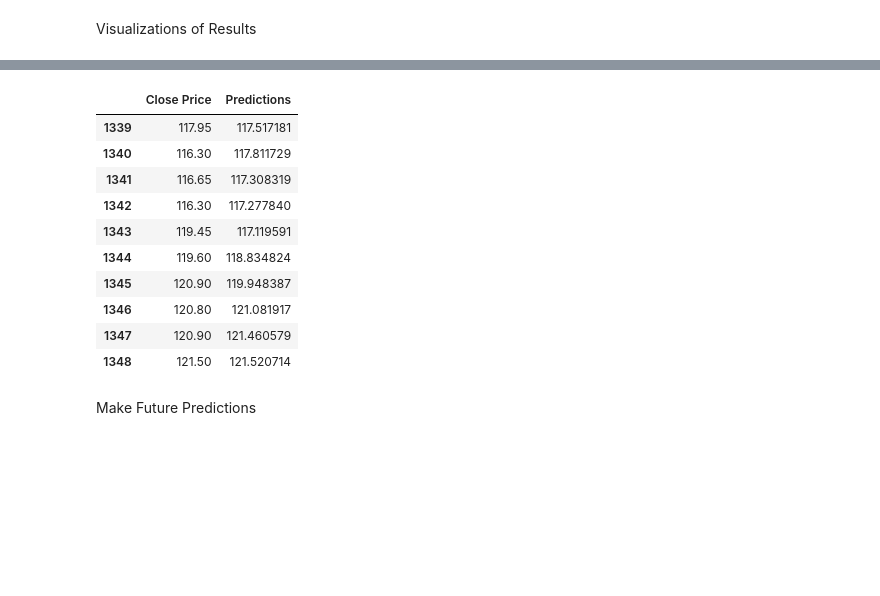
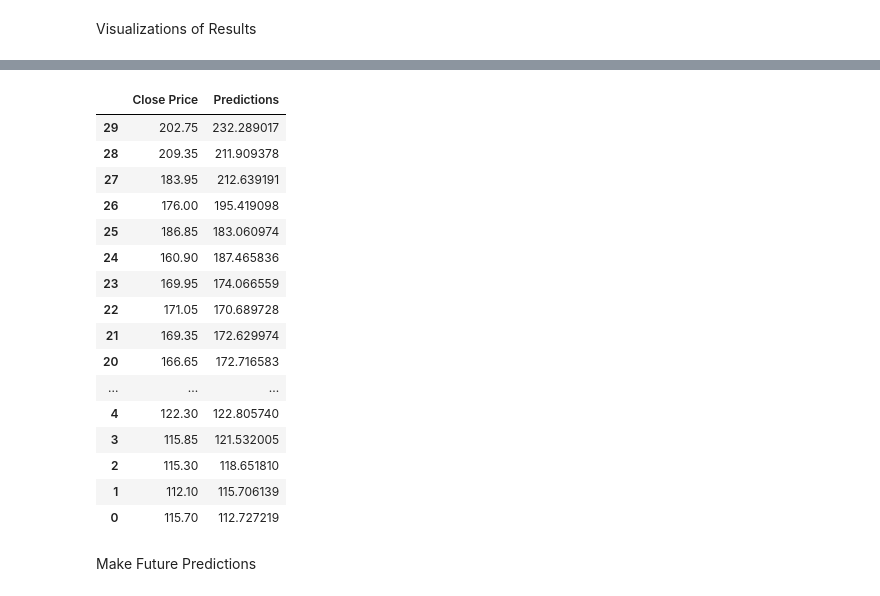
Before and after one commit to abhiwalia15/AI-for-Finance-Stocks-real-time-analysis-, a Jupyter notebook: Aditya Birla F/AdityaBirlaFRL.ipynb, the cells around one changed output, grey strips where cells are left out. Saved outputs shown, nothing was run; the diff lists cells and outputs as text; code cells hidden in the pictures; blank space fills up the shorter version.

```diff
--- a/Aditya Birla F/AdityaBirlaFRL.ipynb
+++ b/Aditya Birla F/AdityaBirlaFRL.ipynb
@@ -18,3 +18,5 @@ df.reset_index(drop=True, inplace=True)
+# %%
+df = df.reindex(index=df.index[::-1])
 # %%
 df.shape
 # %% [output]
@@ -73,8 +75,8 @@ len(train_data)
 #Split the data into x_train and y_train data sets
 x_train=[]
 y_train = []
-for i in range(5, len(train_data)):
-    x_train.append(train_data[i-5:i,0])
+for i in range(30, len(train_data)):
+    x_train.append(train_data[i-30:i,0])
     y_train.append(train_data[i,0])
 # %%
 #Convert x_train and y_train to numpy arrays
@@ -146,6 +152,6 @@ Epoch 100/100
 Testing Dataset
 # %%
 #Test data set
-test_data = scaled_data[training_data_len - 5: , : ]
+test_data = scaled_data[training_data_len - 30: , : ]
 len(test_data)
 # %% [output]
@@ -154,8 +160,8 @@ len(test_data)
 #Create the x_test and y_test data sets
 x_test = []
 y_test =  dataset[training_data_len : , : ] #Get all of the rows from index 1603 to the rest and all of the columns (in this case it's only column 'Close'), so 2003 - 1603 = 400 rows of data
-for i in range(5,len(test_data)):
-    x_test.append(test_data[i-5:i,0])
+for i in range(30,len(test_data)):
+    x_test.append(test_data[i-30:i,0])
 # %%
 # x_test
 # %%
@@ -215,17 +221,23 @@ See the caveats in the documentation: https://pandas.pydata.org/pandas-docs/stab
 # %%
 #Show the valid and predicted prices
-valid[:10]
+valid[-30:]
 # %% [output]
 |  | Close Price | Predictions |
-| 1339 | 117.95 | 117.517181 |
-| 1340 | 116.30 | 117.811729 |
-| 1341 | 116.65 | 117.308319 |
-| 1342 | 116.30 | 117.277840 |
-| 1343 | 119.45 | 117.119591 |
-| 1344 | 119.60 | 118.834824 |
-| 1345 | 120.90 | 119.948387 |
-| 1346 | 120.80 | 121.081917 |
-| 1347 | 120.90 | 121.460579 |
-| 1348 | 121.50 | 121.520714 |
+| 29 | 202.75 | 232.289017 |
+| 28 | 209.35 | 211.909378 |
+| 27 | 183.95 | 212.639191 |
+| 26 | 176.00 | 195.419098 |
+| 25 | 186.85 | 183.060974 |
+| 24 | 160.90 | 187.465836 |
+| 23 | 169.95 | 174.066559 |
+| 22 | 171.05 | 170.689728 |
+| 21 | 169.35 | 172.629974 |
+| 20 | 166.65 | 172.716583 |
+| ... | ... | ... |
+| 4 | 122.30 | 122.805740 |
+| 3 | 115.85 | 121.532005 |
+| 2 | 115.30 | 118.651810 |
+| 1 | 112.10 | 115.706139 |
+| 0 | 115.70 | 112.727219 |
 # %% [markdown]
 Make Future Predictions
```
Also changed, not shown: parts of 21 cells of this notebook, 1 other file.
